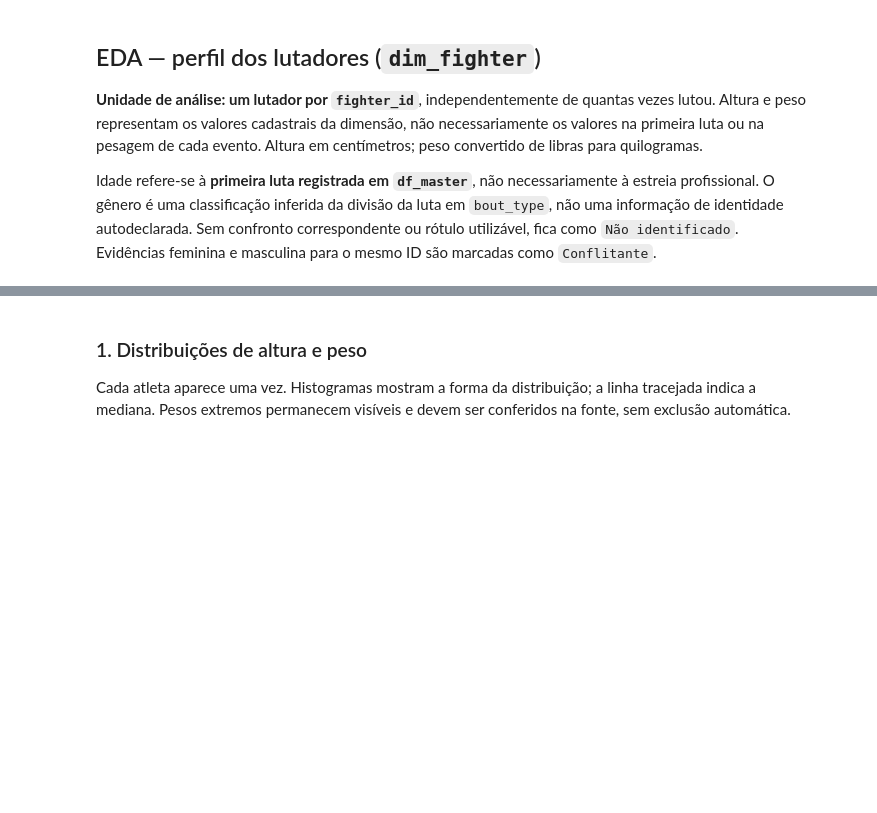
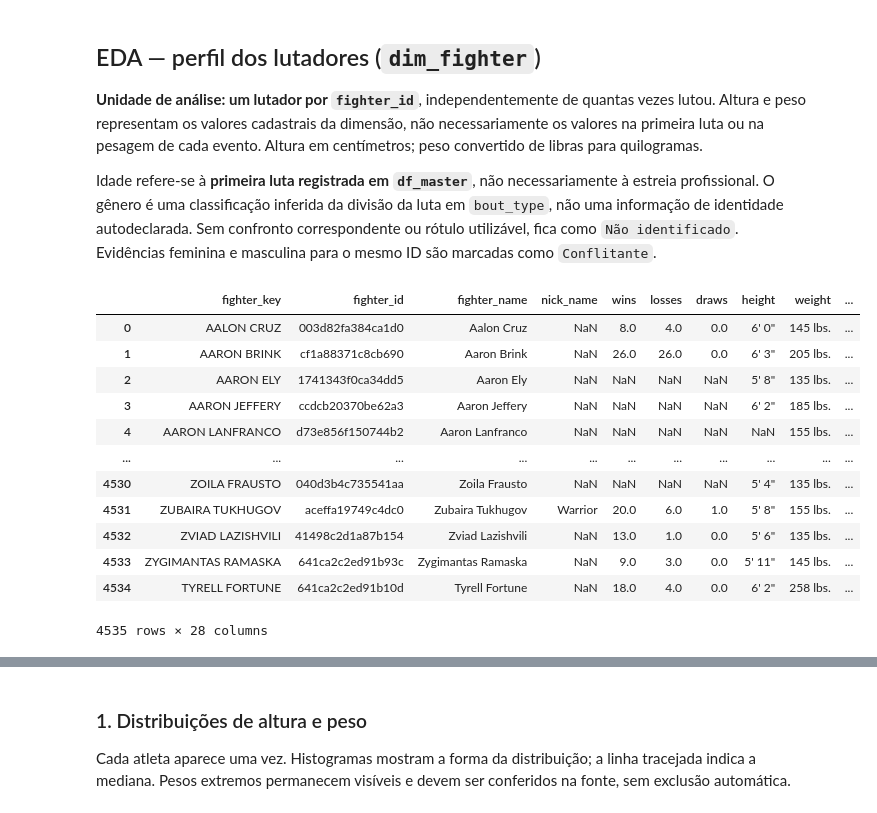
Before and after one commit to EduardoDemetrio/mma-data-lab, a Jupyter notebook: Eda_tcc_ed.ipynb, the cells around one changed output, grey strips where cells are left out. Drawn from its saved outputs; the diff is of its cells as text; code cells hidden in the pictures; blank space fills up the shorter version.

```diff
--- a/Eda_tcc_ed.ipynb
+++ b/Eda_tcc_ed.ipynb
@@ -834,6 +847,22 @@ Altura em centímetros; peso convertido de libras para quilogramas.
 
 Idade refere-se à **primeira luta registrada em `df_master`**, não necessariamente à estreia profissional.
 O gênero é uma classificação inferida da divisão da luta em `bout_type`, não uma informação de identidade autodeclarada. Sem confronto correspondente ou rótulo utilizável, fica como `Não identificado`. Evidências feminina e masculina para o mesmo ID são marcadas como `Conflitante`.
+# %%
+dim_fighter
+# %% [output]
+|  | fighter_key | fighter_id | fighter_name | nick_name | wins | losses | draws | height | weight | ... |
+| 0 | AALON CRUZ | 003d82fa384ca1d0 | Aalon Cruz | NaN | 8.0 | 4.0 | 0.0 | 6' 0" | 145 lbs. | ... |
+| 1 | AARON BRINK | cf1a88371c8cb690 | Aaron Brink | NaN | 26.0 | 26.0 | 0.0 | 6' 3" | 205 lbs. | ... |
+| 2 | AARON ELY | 1741343f0ca34dd5 | Aaron Ely | NaN | NaN | NaN | NaN | 5' 8" | 135 lbs. | ... |
+| 3 | AARON JEFFERY | ccdcb20370be62a3 | Aaron Jeffery | NaN | NaN | NaN | NaN | 6' 2" | 185 lbs. | ... |
+| 4 | AARON LANFRANCO | d73e856f150744b2 | Aaron Lanfranco | NaN | NaN | NaN | NaN | NaN | 155 lbs. | ... |
+| ... | ... | ... | ... | ... | ... | ... | ... | ... | ... | ... |
+| 4530 | ZOILA FRAUSTO | 040d3b4c735541aa | Zoila Frausto | NaN | NaN | NaN | NaN | 5' 4" | 135 lbs. | ... |
+| 4531 | ZUBAIRA TUKHUGOV | aceffa19749c4dc0 | Zubaira Tukhugov | Warrior | 20.0 | 6.0 | 1.0 | 5' 8" | 155 lbs. | ... |
+| 4532 | ZVIAD LAZISHVILI | 41498c2d1a87b154 | Zviad Lazishvili | NaN | 13.0 | 1.0 | 0.0 | 5' 6" | 135 lbs. | ... |
+| 4533 | ZYGIMANTAS RAMASKA | 641ca2c2ed91b93c | Zygimantas Ramaska | NaN | 9.0 | 3.0 | 0.0 | 5' 11" | 145 lbs. | ... |
+| 4534 | TYRELL FORTUNE | 641ca2c2ed91b10d | Tyrell Fortune | NaN | 18.0 | 4.0 | 0.0 | 6' 2" | 258 lbs. | ... |
+4535 rows × 28 columns
 # %%
 
 # Uma linha por atleta. Para IDs repetidos, conservar a linha com menos nulos;
```
Also changed, not shown: parts of 39 cells of this notebook, 11 other files.
